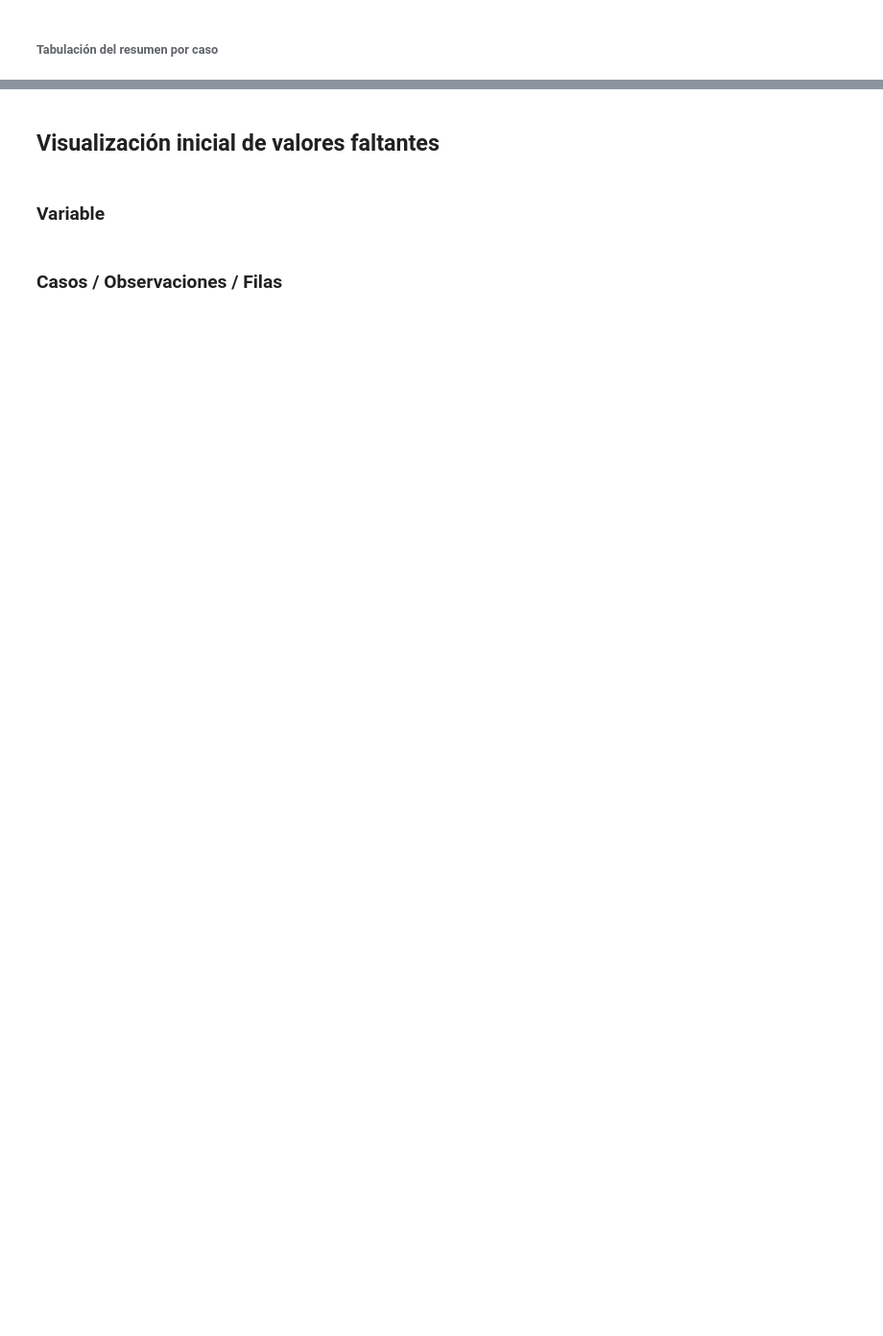
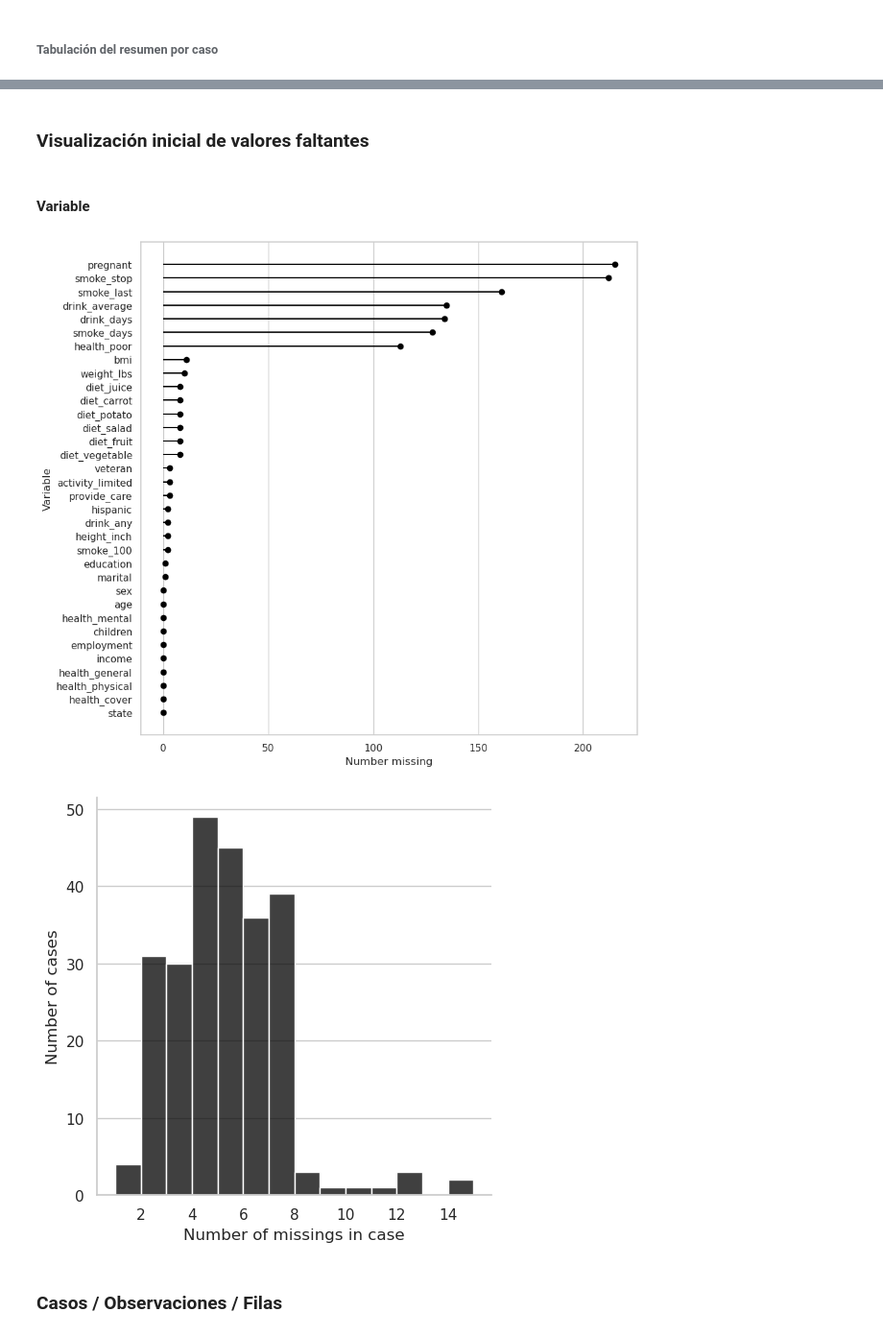
Before and after one commit to fcisnerosr/datos_faltantes, a Jupyter notebook: curso-datos-faltantes-main/jupyter/live-exploration-missing-values.ipynb, the cells around one changed output, grey strips where cells are left out. Shown at 96% size. Drawn from its saved outputs; the diff is of its cells as text; code cells hidden in the pictures; blank space fills up the shorter version.

Commit message:
plot de los datos faltantes y hare mi propio proyecto de datos faltantes en un restaurante

```diff
--- a/curso-datos-faltantes-main/jupyter/live-exploration-missing-values.ipynb
+++ b/curso-datos-faltantes-main/jupyter/live-exploration-missing-values.ipynb
@@ -444,6 +554,11 @@ riskfactors_df.missing.number_missing()
 # %% [markdown]
-## Visualización inicial de valores faltantes
+### Visualización inicial de valores faltantes
 # %% [markdown]
-### Variable
+#### Variable
+# %%
+riskfactors_df.missing.missing_variable_plot()
+# %% [output]
+[figure, added]
+[figure, added]
 # %% [markdown]
 ### Casos / Observaciones / Filas
```
Also changed, not shown: parts of 19 cells of this notebook.
